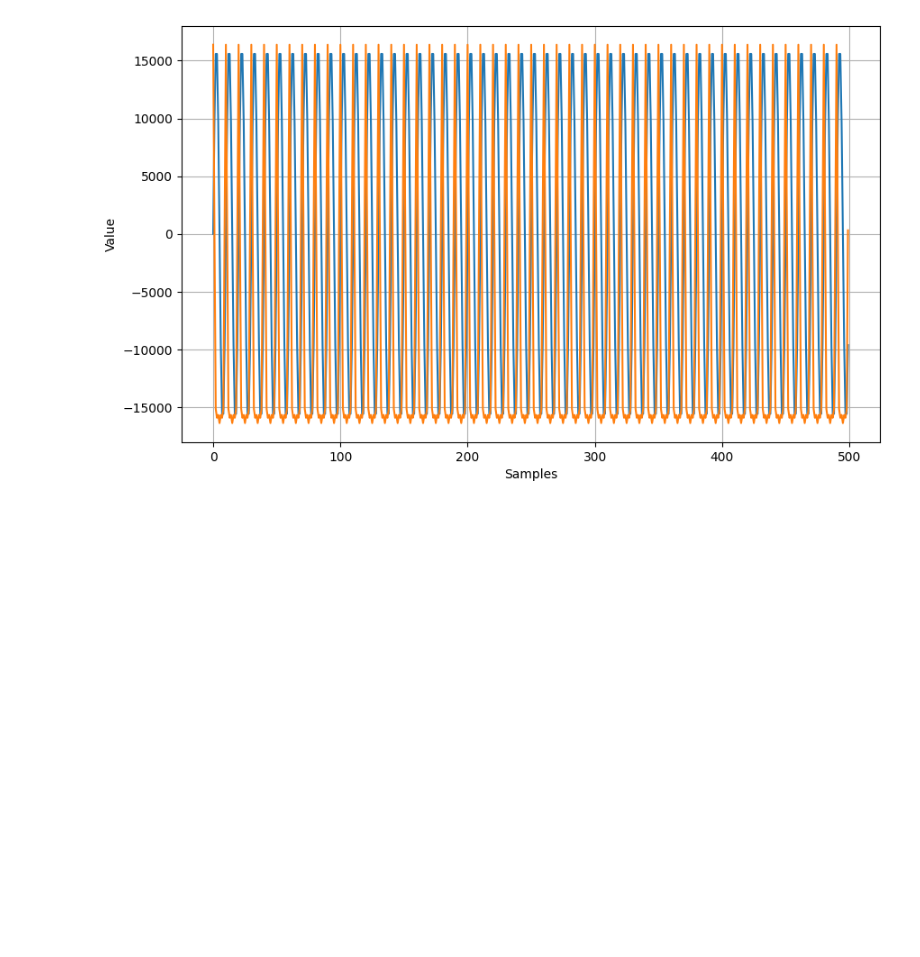
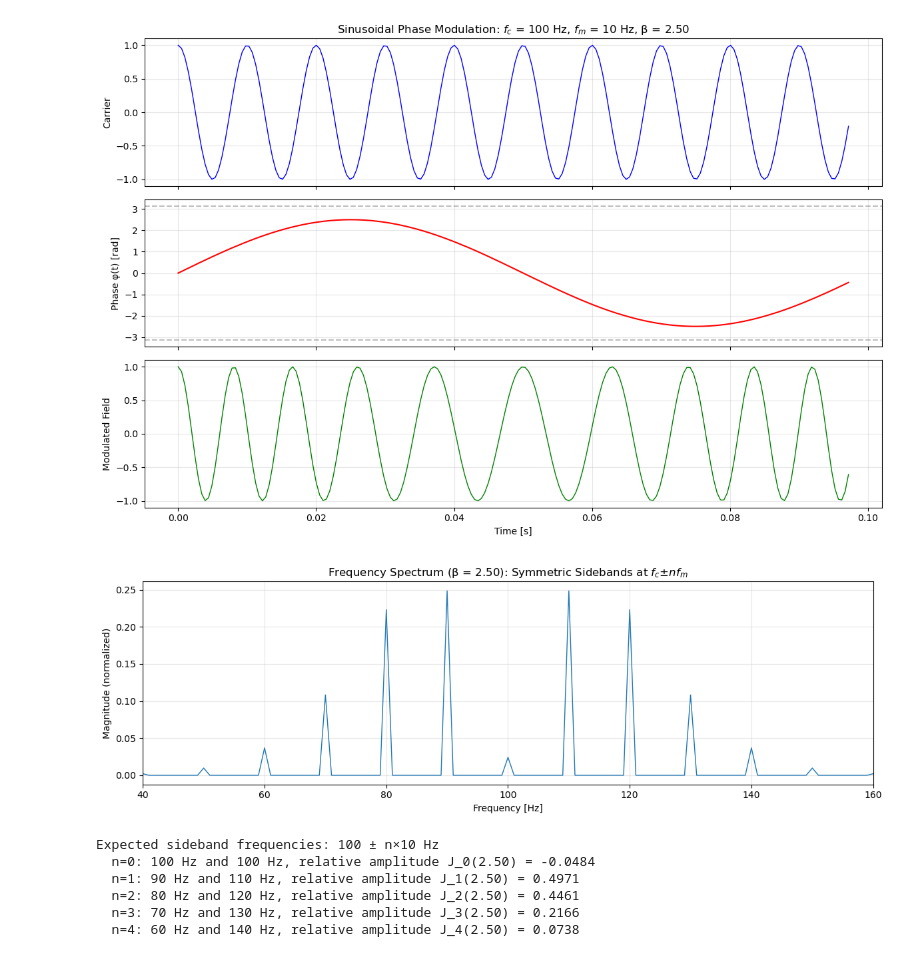
Before and after one commit to selfoluap/RFSoC4x2-AWG, a Jupyter notebook: notebooks/serrodyne.ipynb, the cells around one changed output. Saved outputs shown, nothing was run; the diff lists cells and outputs as text; code cells hidden in the pictures; blank space fills up the shorter version.

```diff
--- a/notebooks/serrodyne.ipynb
+++ b/notebooks/serrodyne.ipynb
@@ -74,12 +106,56 @@ plot_signals(sin_values_with_phase_shift, 64)
 # %%
-modulation_frequency = 10e6
-modulation_depth = np.pi / 2
-carrier_phase_term = 2 * np.pi * laser_frequency * X_axis
+# Simulation parameters
+fs = 2048           # Sampling rate [Hz]
+N = 2048            # Number of samples (1 second duration)
+t = np.arange(N) / fs  # Time array
 
-modulation_phase_term = modulation_depth * np.sin(2 * np.pi * modulation_frequency * X_axis)
+# Signal parameters
+f_c = 100           # Carrier frequency [Hz]
+f_m = 10            # Modulation frequency [Hz]
+beta = 2.5          # Modulation index (try: π/2, 2.405, π, 5)
 
-modulated_signal = amplitude * np.cos(carrier_phase_term + modulation_phase_term)
+# Generate signals
+carrier = np.cos(2*np.pi*f_c*t)
+modulation = beta * np.sin(2*np.pi*f_m*t)
+E_modulated = np.cos(2*np.pi*f_c*t + modulation)
+
+# Plot time domain
+fig, axes = plt.subplots(3, 1, figsize=(12, 8), sharex=True)
+
+axes[0].plot(t[:200], carrier[:200], 'b-', linewidth=1)
+axes[0].set_ylabel('Carrier')
+axes[0].set_title(f'Sinusoidal Phase Modulation: $f_c$ = {f_c} Hz, $f_m$ = {f_m} Hz, β = {beta:.2f}')
+axes[0].grid(True, alpha=0.3)
+
+axes[1].plot(t[:200], modulation[:200], 'r-', linewidth=1.5)
+axes[1].set_ylabel('Phase φ(t) [rad]')
+axes[1].axhline(y=np.pi, color='gray', linestyle='--', alpha=0.5)
+axes[1].axhline(y=-np.pi, color='gray', linestyle='--', alpha=0.5)
+axes[1].grid(True, alpha=0.3)
+
+axes[2].plot(t[:200], E_modulated[:200], 'g-', linewidth=1)
+axes[2].set_ylabel('Modulated Field')
+axes[2].set_xlabel('Time [s]')
+axes[2].grid(True, alpha=0.3)
+
+plt.tight_layout()
+plt.show()
+
+# Plot frequency domain - observe symmetric sidebands!
+freq, mag = plot_fft(E_modulated, fs,
+                     title=f'Frequency Spectrum (β = {beta:.2f}): Symmetric Sidebands at $f_c ± n f_m$',
+                     xlim=(f_c-60, f_c+60), show_peak=False)
+
+# Mark expected sideband positions
+print(f"\nExpected sideband frequencies: {f_c} ± n×{f_m} Hz")
+for n in range(5):
+    print(f"  n={n}: {f_c-n*f_m} Hz and {f_c+n*f_m} Hz, relative amplitude J_{n}({beta:.2f}) = {jn(n,beta):.4f}")
+# %% [output]
+[figure, added]
+[figure, added]
+Expected sideband frequencies: 100 ± n×10 Hz
+  n=0: 100 Hz and 100 Hz, relative amplitude J_0(2.50) = -0.0484
+  n=1: 90 Hz and 110 Hz, relative amplitude J_1(2.50) = 0.4971
+  n=2: 80 Hz and 120 Hz, relative amplitude J_2(2.50) = 0.4461
+  n=3: 70 Hz and 130 Hz, relative amplitude J_3(2.50) = 0.2166
+  n=4: 60 Hz and 140 Hz, relative amplitude J_4(2.50) = 0.0738
-# %%
-plot_signals([sin_values, modulated_signal], 500)
-# %% [output]
-[figure, removed]
```
Also changed, not shown: parts of 14 cells of this notebook, 50 other files.
